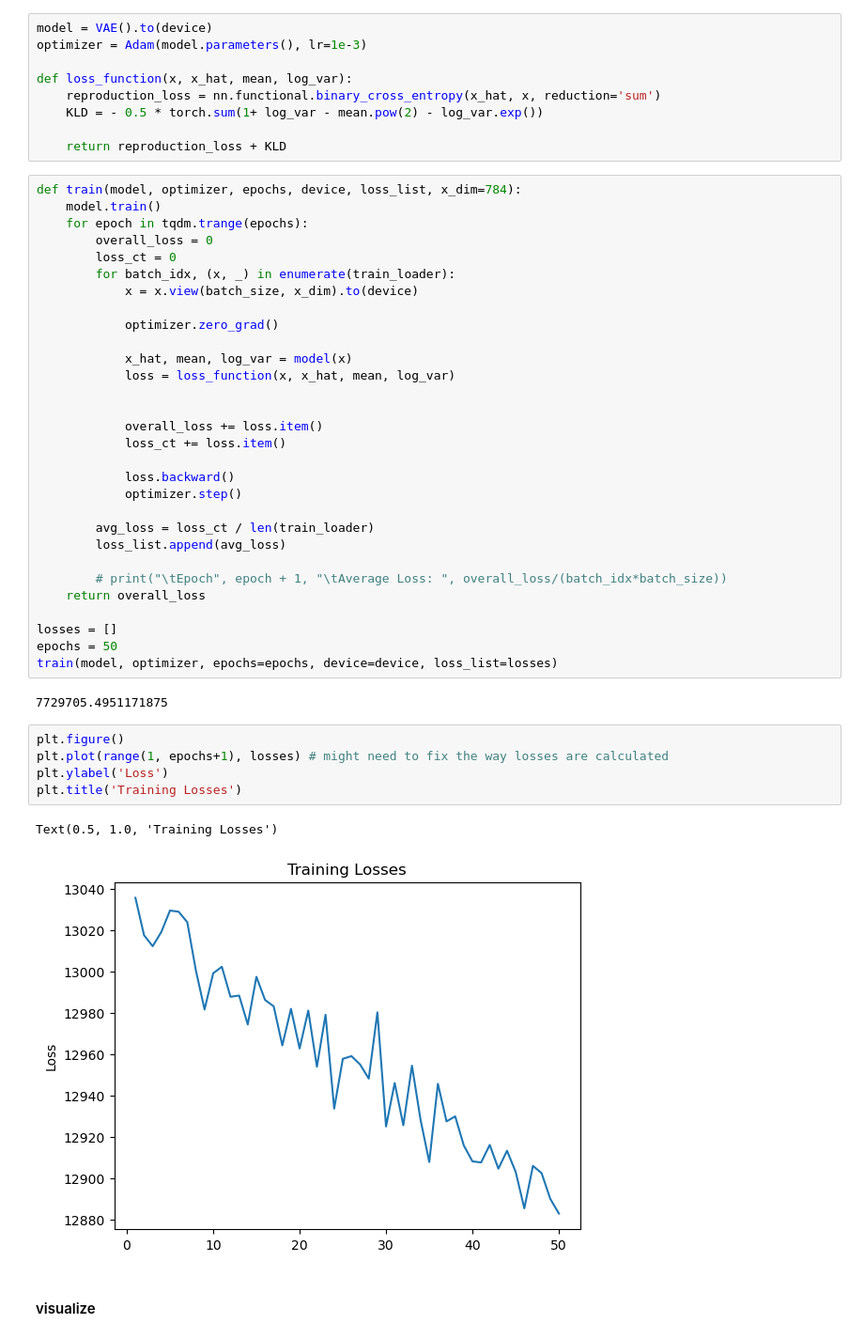
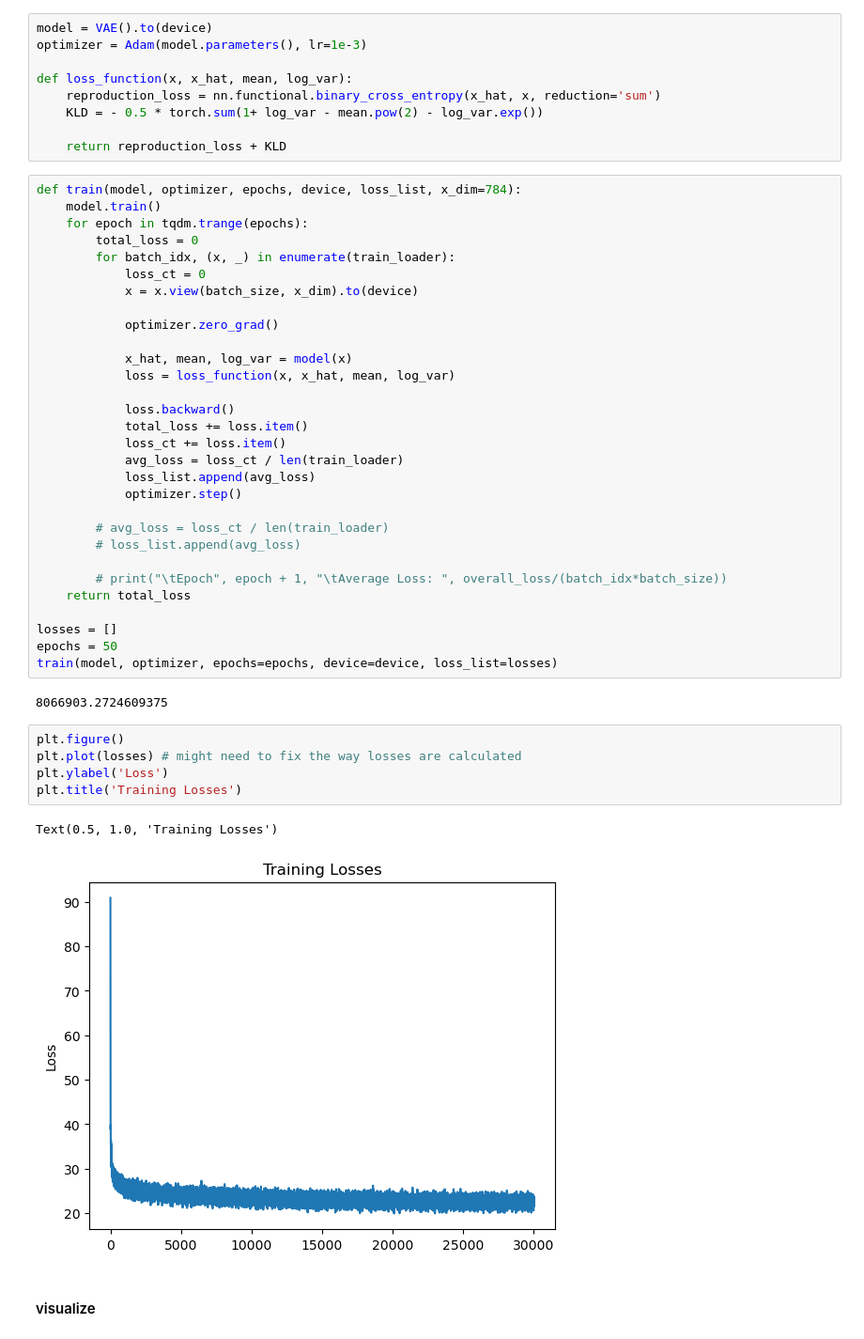
Before and after one commit to emmabacarra/cmbresearch, a Jupyter notebook: autoencoder practice/VAE for mnist dataset.ipynb, the cells around one changed output. Shown at 94% size. Cells and saved outputs as stored; diff of their text form.

```diff
--- a/autoencoder practice/VAE for mnist dataset.ipynb
+++ b/autoencoder practice/VAE for mnist dataset.ipynb
@@ -116,9 +116,9 @@ def loss_function(x, x_hat, mean, log_var):
 def train(model, optimizer, epochs, device, loss_list, x_dim=784):
     model.train()
     for epoch in tqdm.trange(epochs):
-        overall_loss = 0
-        loss_ct = 0
+        total_loss = 0
         for batch_idx, (x, _) in enumerate(train_loader):
+            loss_ct = 0
             x = x.view(batch_size, x_dim).to(device)
 
             optimizer.zero_grad()
@@ -126,32 +126,32 @@ def train(model, optimizer, epochs, device, loss_list, x_dim=784):
             x_hat, mean, log_var = model(x)
             loss = loss_function(x, x_hat, mean, log_var)
 
-
-            overall_loss += loss.item()
+            loss.backward()
+            total_loss += loss.item()
             loss_ct += loss.item()
-
-            loss.backward()
+            avg_loss = loss_ct / len(train_loader)
+            loss_list.append(avg_loss)
             optimizer.step()
 
-        avg_loss = loss_ct / len(train_loader)
-        loss_list.append(avg_loss)
+        # avg_loss = loss_ct / len(train_loader)
+        # loss_list.append(avg_loss)
 
         # print("\tEpoch", epoch + 1, "\tAverage Loss: ", overall_loss/(batch_idx*batch_size))
-    return overall_loss
+    return total_loss
 
 losses = []
 epochs = 50
 train(model, optimizer, epochs=epochs, device=device, loss_list=losses)
 # %% [output]
-7729705.4951171875
+8066903.2724609375
 # %%
 plt.figure()
-plt.plot(range(1, epochs+1), losses) # might need to fix the way losses are calculated
+plt.plot(losses) # might need to fix the way losses are calculated
 plt.ylabel('Loss')
 plt.title('Training Losses')
 # %% [output]
 Text(0.5, 1.0, 'Training Losses')
-[figure, old version]
+[figure, new version]
 # %% [markdown]
 #### visualize
 # %%
```
Also changed, not shown: 1 other file.
